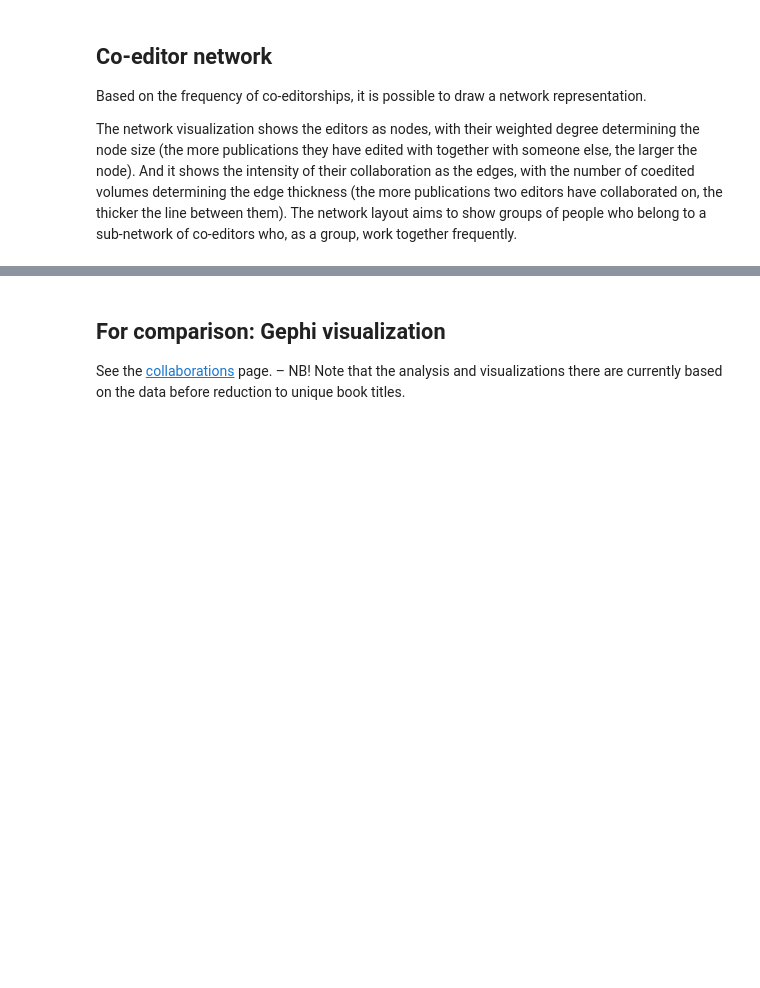
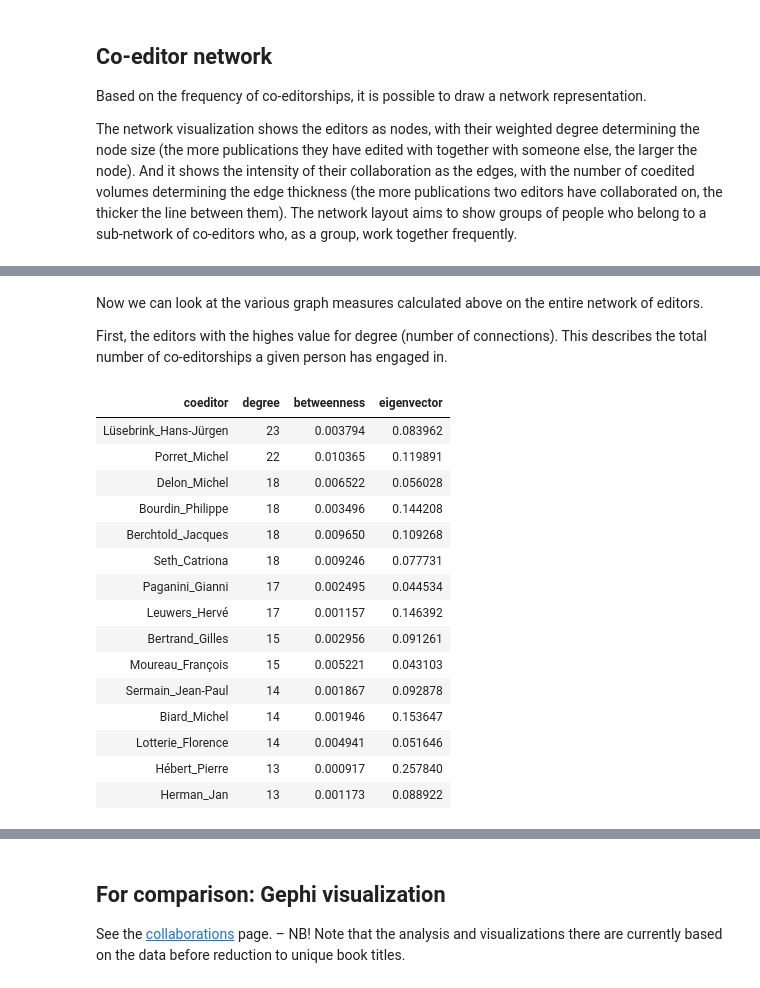
Before and after one commit to christofs/BIB18, a Jupyter notebook: coeditors.ipynb, the cells around one changed output, grey strips where cells are left out. Cells and saved outputs as stored; diff of their text form; code cells hidden in the pictures; blank space fills up the shorter version.

```diff
--- a/coeditors.ipynb
+++ b/coeditors.ipynb
@@ -264,24 +279,33 @@ def create_plot(ccc_filtered):
     Plot the co-editor data as a network using pyvis.
     """
     # Prepare the dataset
-    ccc = ccc_filtered
-    ccc.rename(columns={"count": "weight"}, inplace=True)
-    ccc = ccc[ccc["weight"] > 0] # for filtering, with "0", all items remain
+    cccf = ccc_filtered
+    cccf.rename(columns={"count": "weight"}, inplace=True)
+    cccf = cccf[cccf["weight"] > 0] # for filtering, with "0", all items remain
 
     # Load the data into a NetworkX graph
     net = Network('1600px', '2800px', notebook=True, cdn_resources='in_line')
     G = nx.Graph()
-    for line in ccc.iterrows():
-        G.add_edge(line[1][0], line[1][1], weight=line[1][2], title=line[1][2])
+    for line in cccf.iterrows():
+        #print(line[1][0], end="\n")
+        G.add_edge(
+            # full names
+            line[1][0],
+            line[1][1],
+            # last names only
+            #re.split("_", line[1][0])[0],
+            #re.split("_", line[1][1])[0],
+            weight=line[1][2],
+            title=line[1][2],
+            )
     degrees = dict(G.degree)
     degrees.update((x, ((y*10)**0.5)) for x, y in degrees.items())
     nx.set_node_attributes(G, degrees, 'size')
-    print(G)
+    print("The network includes a total of", str(nx.number_of_nodes(G)), "editors.")
 
     # Plot the data using pyvis
     net.from_nx(G)
     net.toggle_physics(True)
     net.show("figures/coeditor-network.html")
-    return G, degrees
-G, degrees = create_plot(ccc_filtered)
+create_plot(ccc_filtered)
 # %% [output]
@@ -328,0 +389,27 @@ This essentially shows that, while some editors _pairs_ have worked together par
+# %% [markdown]
+Now we can look at the various graph measures calculated above on the entire network of editors.
+
+First, the editors with the highes value for degree (number of connections). This describes the total number of co-editorships a given person has engaged in.
+# %%
+def show_degree(measures):
+    measures.sort_values(by="degree", ascending=False, inplace=True)
+    #measures.drop("betweenness", axis=1, inplace=True)
+    display(HTML(measures.head(15).to_html(index=False)))
+show_degree(measures)
+# %% [output]
+| coeditor | degree | betweenness | eigenvector |
+| Lüsebrink_Hans-Jürgen | 23 | 0.003794 | 0.083962 |
+| Porret_Michel | 22 | 0.010365 | 0.119891 |
+| Delon_Michel | 18 | 0.006522 | 0.056028 |
+| Bourdin_Philippe | 18 | 0.003496 | 0.144208 |
+| Berchtold_Jacques | 18 | 0.009650 | 0.109268 |
+| Seth_Catriona | 18 | 0.009246 | 0.077731 |
+| Paganini_Gianni | 17 | 0.002495 | 0.044534 |
+| Leuwers_Hervé | 17 | 0.001157 | 0.146392 |
+| Bertrand_Gilles | 15 | 0.002956 | 0.091261 |
+| Moureau_François | 15 | 0.005221 | 0.043103 |
+| Sermain_Jean-Paul | 14 | 0.001867 | 0.092878 |
+| Biard_Michel | 14 | 0.001946 | 0.153647 |
+| Lotterie_Florence | 14 | 0.004941 | 0.051646 |
+| Hébert_Pierre | 13 | 0.000917 | 0.257840 |
+| Herman_Jan | 13 | 0.001173 | 0.088922 |
```
Also changed, not shown: parts of 19 cells of this notebook, 8 other files.
